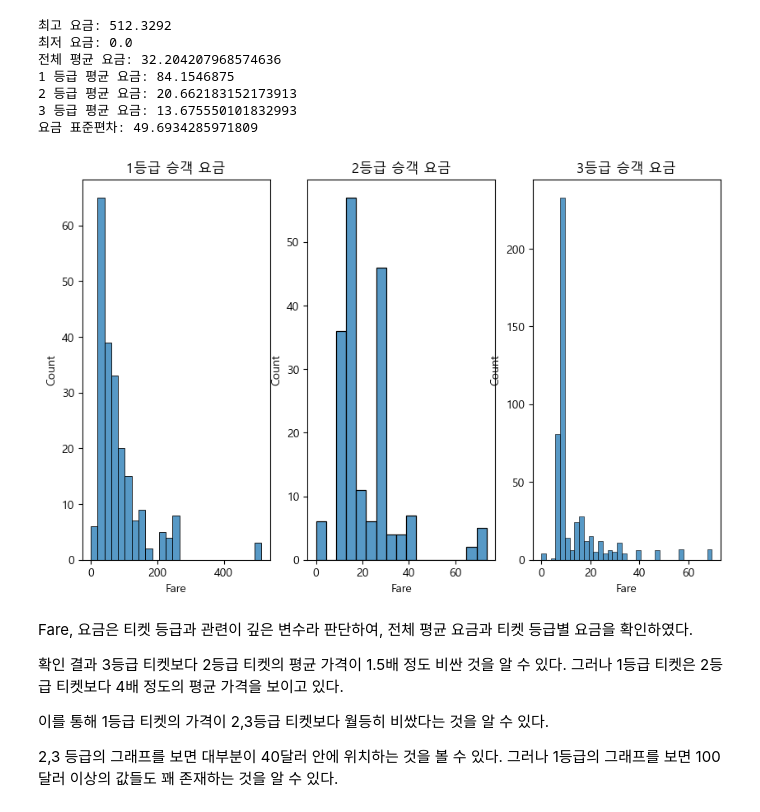
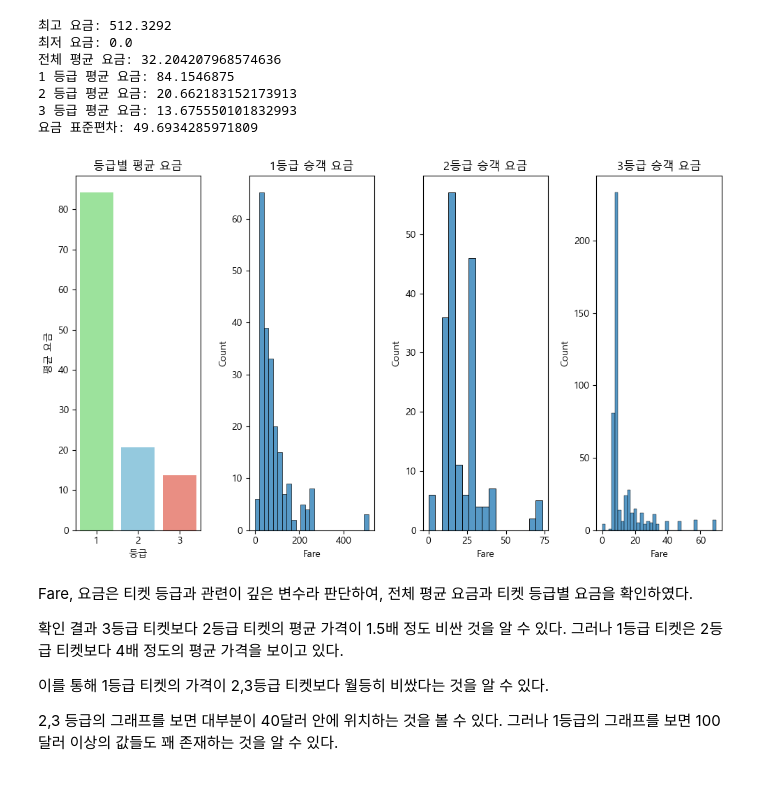
Before and after one commit to jungbin927/Titanic_project, a Jupyter notebook: Titanic_project_2020100381_JB.ipynb, the cells around one changed output. Saved outputs shown, nothing was run; the diff lists cells and outputs as text; code cells hidden in the pictures.

```diff
--- a/Titanic_project_2020100381_JB.ipynb
+++ b/Titanic_project_2020100381_JB.ipynb
@@ -487,16 +553,24 @@ print('요금 표준편차:',df['Fare'].std())
 3 등급 평균 요금: 13.675550101832993
 요금 표준편차: 49.6934285971809
 # %%
-f,ax=plt.subplots(1,3,figsize=(10,6))
-sns.histplot(df[df['Pclass']==1].Fare,ax=ax[0])
-ax[0].set_title('1등급 승객 요금')
-sns.histplot(df[df['Pclass']==2].Fare,ax=ax[1])
-ax[1].set_title('2등급 승객 요금')
-sns.histplot(df[df['Pclass']==3].Fare,ax=ax[2])
-ax[2].set_title('3등급 승객 요금')
+f,ax=plt.subplots(1,4,figsize=(10,6))
+
+average_fare_by_class = df.groupby('Pclass')['Fare'].mean().reset_index()
+sns.barplot(x='Pclass', y='Fare', data=average_fare_by_class, palette=['lightgreen','skyblue','salmon'],ax=ax[0])
+ax[0].set_title('등급별 평균 요금')
+ax[0].set_xlabel('등급')
+ax[0].set_ylabel('평균 요금')
+
+sns.histplot(df[df['Pclass']==1].Fare,ax=ax[1])
+ax[1].set_title('1등급 승객 요금')
+sns.histplot(df[df['Pclass']==2].Fare,ax=ax[2])
+ax[2].set_title('2등급 승객 요금')
+sns.histplot(df[df['Pclass']==3].Fare,ax=ax[3])
+ax[3].set_title('3등급 승객 요금')
+plt.tight_layout()
 plt.show()
 # %% [output]
-[figure, old version]
+[figure, new version]
 # %% [markdown]
 Fare, 요금은 티켓 등급과 관련이 깊은 변수라 판단하여, 전체 평균 요금과 티켓 등급별 요금을 확인하였다.
 
```
Also changed, not shown: parts of 60 cells of this notebook, 1 other file.
